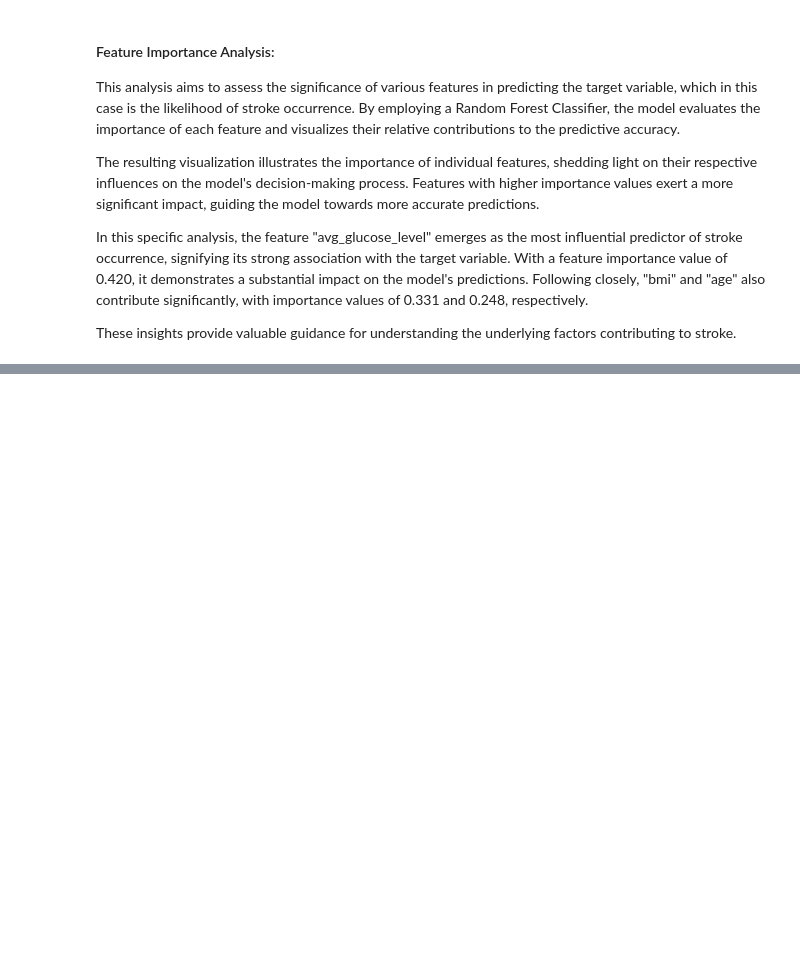
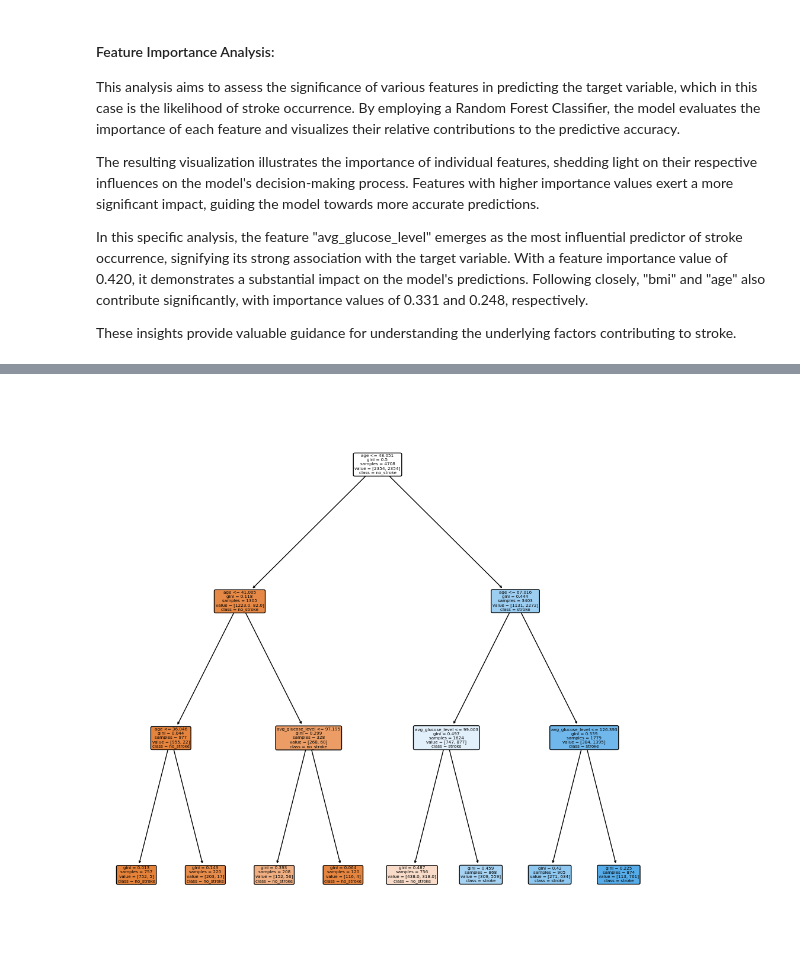
Before and after one commit to DylanTYX/SC1015-MiniProject, a Jupyter notebook: Exploratory Data Analysis.ipynb, the cells around one changed output, grey strips where cells are left out. Saved outputs shown, nothing was run; the diff lists cells and outputs as text; code cells hidden in the pictures; blank space fills up the shorter version.

```diff
--- a/Exploratory Data Analysis.ipynb
+++ b/Exploratory Data Analysis.ipynb
@@ -921,0 +1046,8 @@ These insights provide valuable guidance for understanding the underlying factor
+# %%
+f = plt.figure(figsize=(12,12))
+plot_tree(dectree_resampled, filled=True, rounded=True,
+          feature_names=x_train.columns.tolist(),
+          class_names=["no_stroke","stroke"])
+plt.show()
+# %% [output]
+[figure, added]
```
Also changed, not shown: parts of 7 cells of this notebook.
